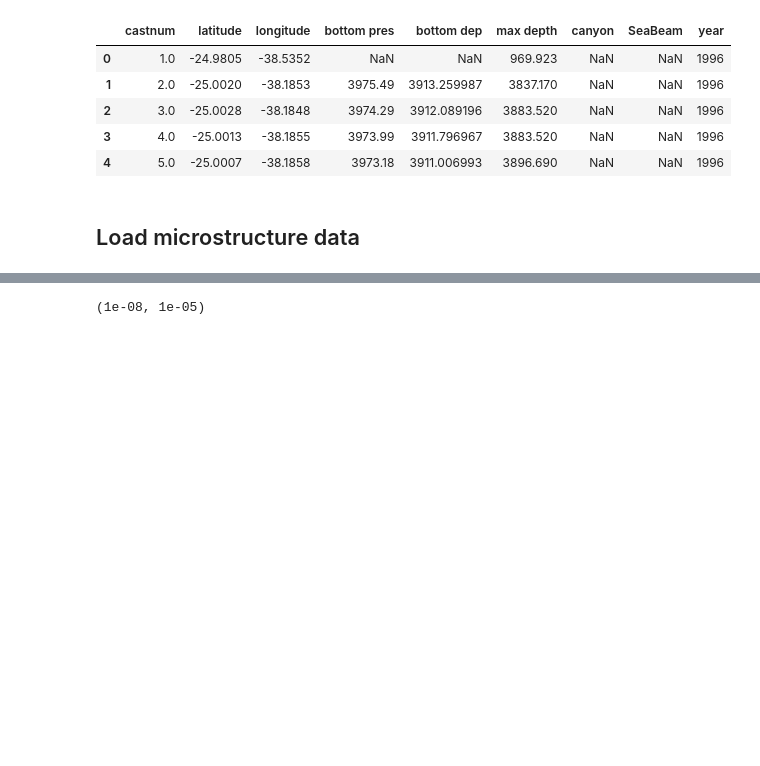
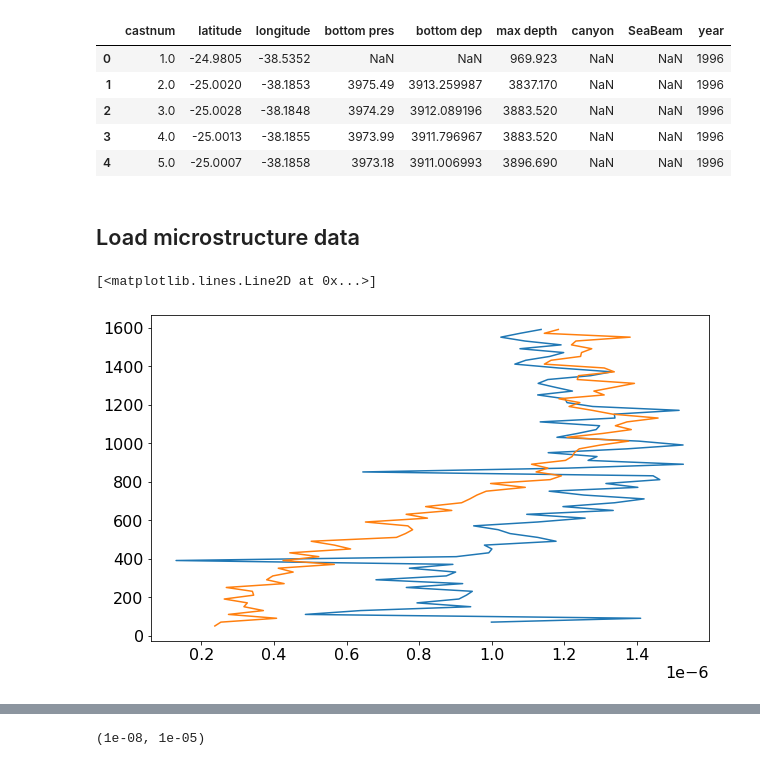
Before and after one commit to hdrake/sim-bbtre, a Jupyter notebook: notebooks/BBTRE_physics_analysis/2_simulated_obs.ipynb, the cells around one changed output, grey strips where cells are left out. Cells and saved outputs as stored; diff of their text form; code cells hidden in the pictures; blank space fills up the shorter version.

```diff
--- a/notebooks/BBTRE_physics_analysis/2_simulated_obs.ipynb
+++ b/notebooks/BBTRE_physics_analysis/2_simulated_obs.ipynb
@@ -161,3 +147,18 @@ mds["σ4_hab"] = _hab_interp(mds["σ4"])
+# %%
+bin_size = 20
+
+def _Nfit(hab, b):
+    idx = (~np.isnan(b))
+    if sum(idx) > bin_size//2:
+        print(idx)
+        return np.polyfit(hab[idx], b[idx], 1)[0]
+    else:
+        return np.nan
+
+def Nfit(b):
+    return xr.apply_ufunc(
+        _Nfit, b['hab'], b, input_core_dims=[['hab'], ['hab']], vectorize=True,
+    )
 # %%
 mds['Nsq_hab'] = -g/ρ0*mds['σ4_hab'].diff("hab")/mds['hab'].diff("hab")
 mds['Nsq_hab'] = mds['Nsq_hab'].where(mds['Nsq_hab']!=0.).compute()
@@ -164,0 +173,6 @@ mds = mds.coarsen({"hab":25}, "trim").mean(skipna=True).compute()
+# %%
+plt.plot(np.nanmean(Nsq[0, :, :], axis=0), hab)
+plt.plot(np.nanmean(Nsq[1, :, :], axis=0), hab)
+# %% [output]
+[<matplotlib.lines.Line2D at 0x...>]
+[figure, added]
```
Also changed, not shown: parts of 20 cells of this notebook, 1 other file.
